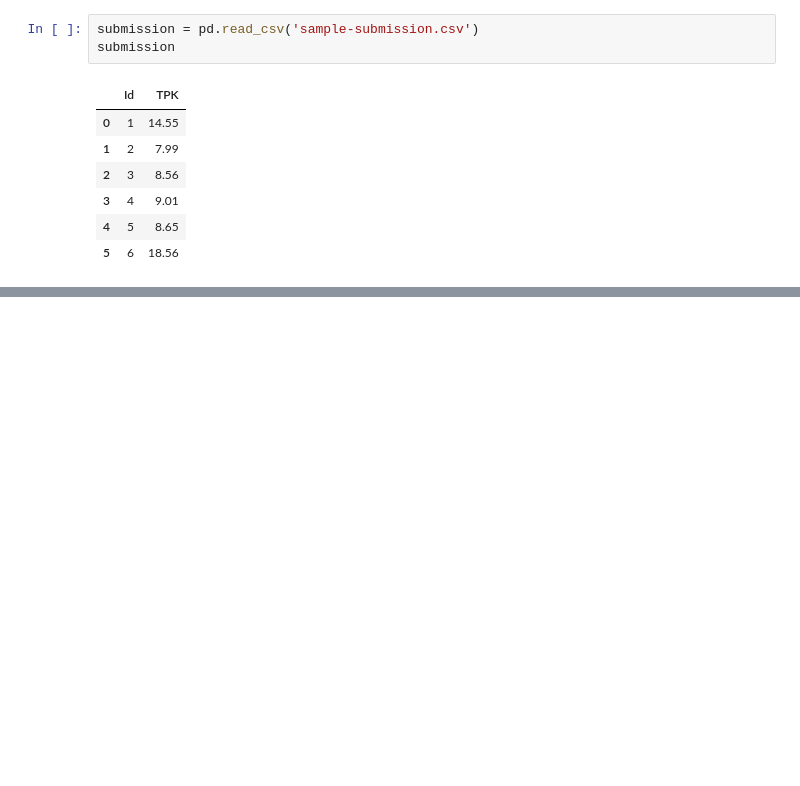
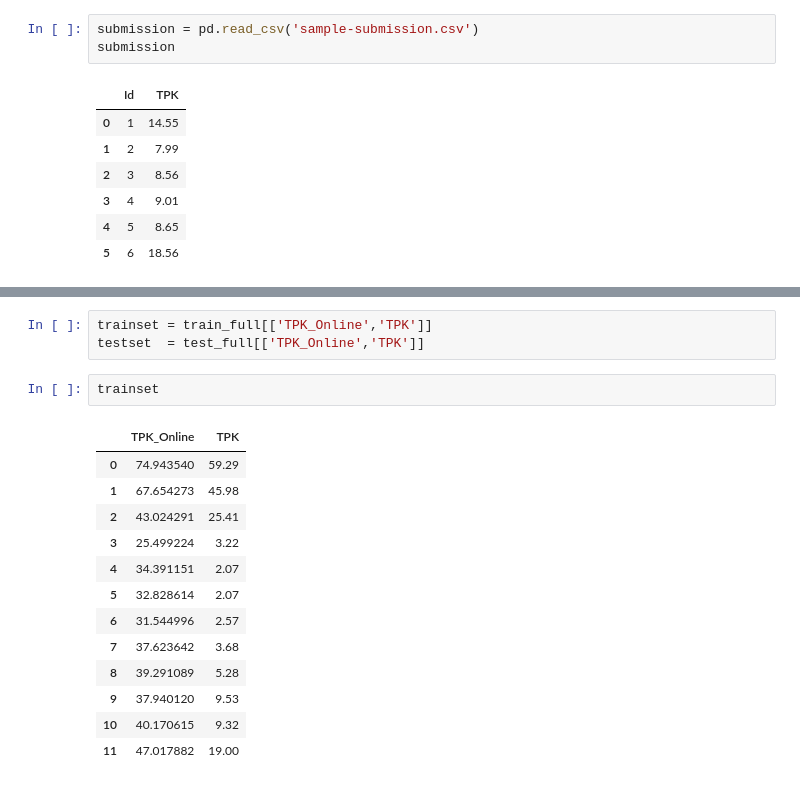
Before and after one commit to blankon123/random-analytics, a Jupyter notebook: Scikit_101.ipynb, the cells around one changed output, grey strips where cells are left out. Saved outputs shown, nothing was run; the diff lists cells and outputs as text; blank space fills up the shorter version.

```diff
--- a/Scikit_101.ipynb
+++ b/Scikit_101.ipynb
@@ -146,0 +255,19 @@ submission
+# %%
+trainset = train_full[['TPK_Online','TPK']]
+testset  = test_full[['TPK_Online','TPK']]
+# %%
+trainset
+# %% [output]
+|  | TPK_Online | TPK |
+| 0 | 74.943540 | 59.29 |
+| 1 | 67.654273 | 45.98 |
+| 2 | 43.024291 | 25.41 |
+| 3 | 25.499224 | 3.22 |
+| 4 | 34.391151 | 2.07 |
+| 5 | 32.828614 | 2.07 |
+| 6 | 31.544996 | 2.57 |
+| 7 | 37.623642 | 3.68 |
+| 8 | 39.291089 | 5.28 |
+| 9 | 37.940120 | 9.53 |
+| 10 | 40.170615 | 9.32 |
+| 11 | 47.017882 | 19.00 |
```
Also changed, not shown: parts of 36 cells of this notebook.
